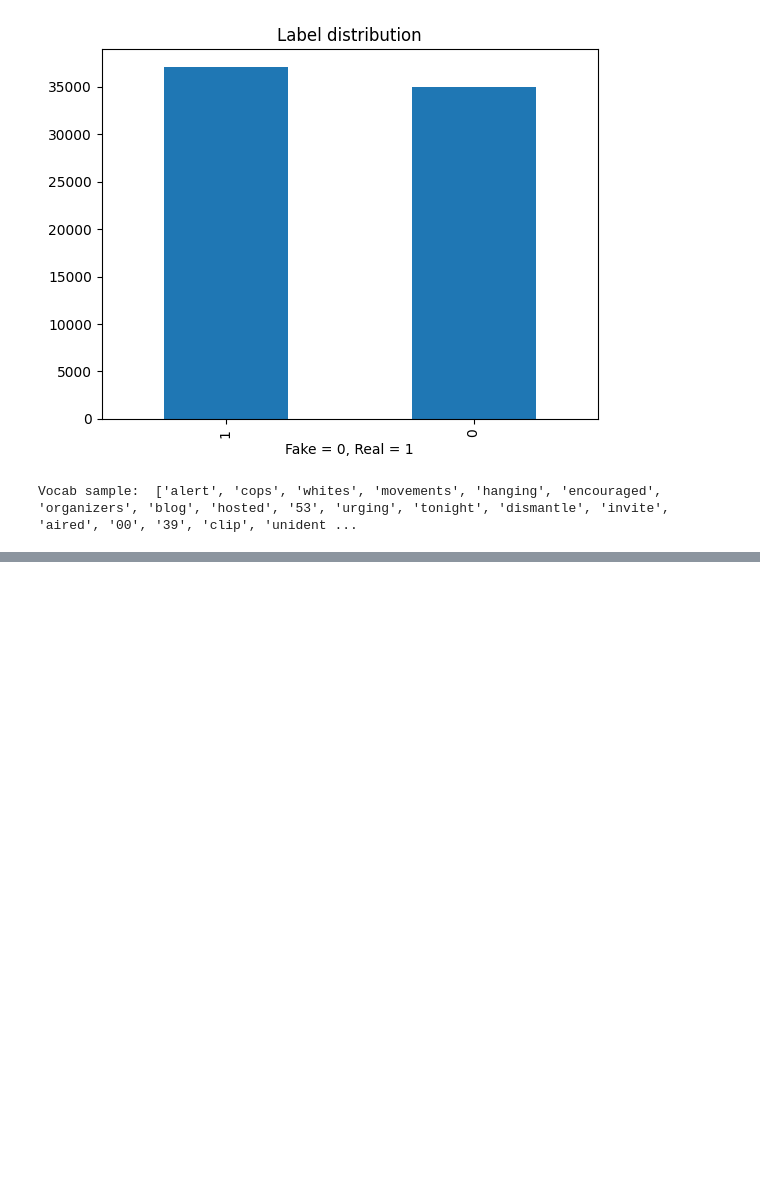
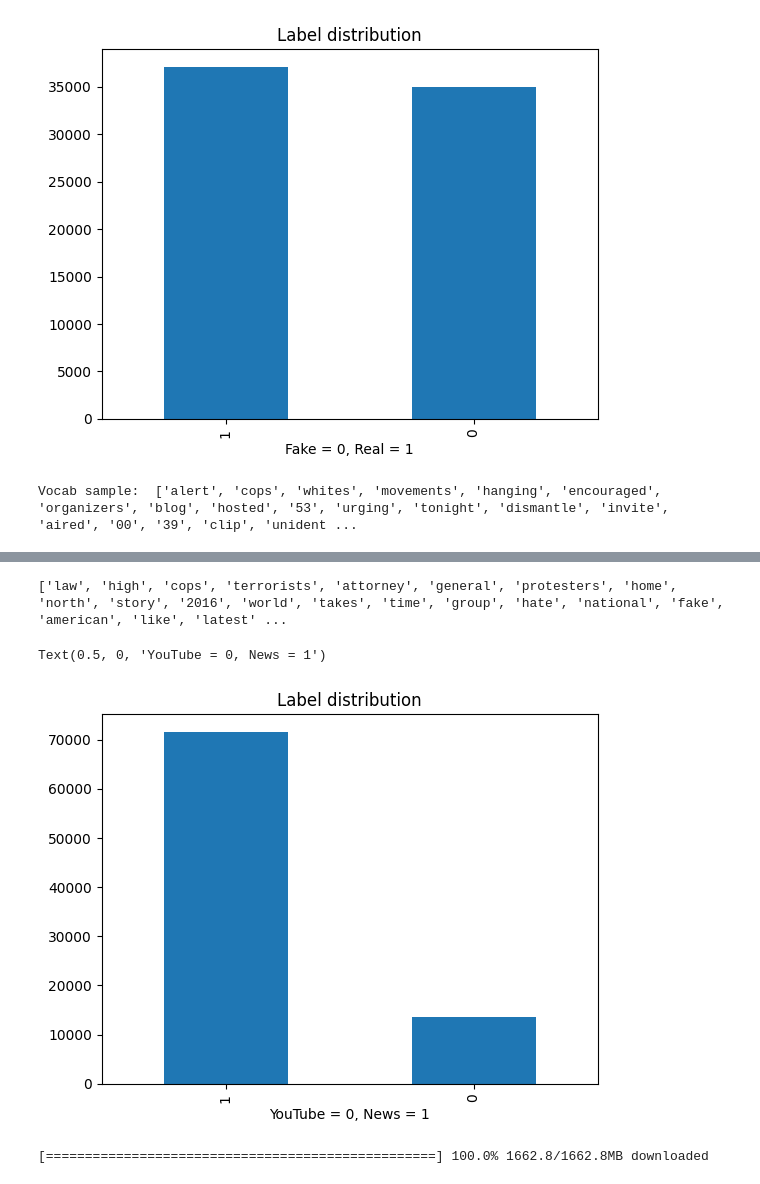
Before and after one commit to sheicksen/CISC483-EngageTactics, a Jupyter notebook: analysis.ipynb, the cells around one changed output, grey strips where cells are left out. Cells and saved outputs as stored; diff of their text form; code cells hidden in the pictures; blank space fills up the shorter version.

Commit message:
Imported Gensim with Word2Vect for word vectorization. Attempted PCA and got better results than with count vector (still low). Error with visualization.

```diff
--- a/analysis.ipynb
+++ b/analysis.ipynb
@@ -306,0 +320,17 @@ Vocab sample:  ['alert', 'cops', 'whites', 'movements', 'hanging', 'encouraged',
+# %%
+
+labeled_yt_df = pd.DataFrame()
+labeled_yt_df['text'] = yt_clean['title']
+labeled_yt_df['label'] = 0
+
+
+labeled_fn_df = pd.DataFrame()
+labeled_fn_df['text'] = fn_df["title"]
+labeled_fn_df['label'] = 1
+
+
+labeled_df = pd.concat([labeled_fn_df, labeled_yt_df], ignore_index=True)
+labeled_df = labeled_df.dropna()
+del labeled_yt_df
+del labeled_fn_df
+print(labeled_df)
@@ -306,0 +352,51 @@ Vocab sample:  ['alert', 'cops', 'whites', 'movements', 'hanging', 'encouraged',
+# %%
+combined_vect = CountVectorizer(stop_words='english', max_features=2048, ngram_range=(1,2), max_df = 0.015, min_df = 0.003)
+combo_vector = combined_vect.fit_transform(labeled_df["text"])
+
+combo_vocab = list(combined_vect.vocabulary_.keys())
+print(combo_vocab)
+# %% [output]
+['law', 'high', 'cops', 'terrorists', 'attorney', 'general', 'protesters', 'home', 'north', 'story', '2016', 'world', 'takes', 'time', 'group', 'hate', 'national', 'fake', 'american', 'like', 'latest' ...
+# %%
+labeled_df['label'].value_counts().plot(kind='bar')
+plt.title("Label distribution")
+plt.xlabel("YouTube = 0, News = 1")
+# %% [output]
+Text(0.5, 0, 'YouTube = 0, News = 1')
+[figure, added]
+# %%
+import gensim.downloader as api
+embedding_model = api.load("word2vec-google-news-300")
+EMBEDDING_DIM = 300
+
+vectorizer = CountVectorizer(
+    stop_words="english",
+    min_df=2,
+    max_df=0.95,
+)
+vectorizer.fit(labeled_df["text"])
+tokenizer = vectorizer.build_analyzer()
+
+def document_to_vector(text, model, dim):
+    """
+    Tokenize a document and average the embeddings of known words.
+    Words not in the embedding vocabulary are skipped.
+    Returns a zero vector if no words are found (e.g. very short/clean text).
+    """
+    tokens = tokenizer(text)
+    vectors = []
+    for token in tokens:
+        if token in model:
+            vectors.append(model[token])
+
+    if vectors:
+        return np.mean(vectors, axis=0)  # average across all word vectors
+    else:
+        return np.zeros(dim)             # fallback for empty/unknown documents
+
+doc_vectors = np.array([
+    document_to_vector(doc, embedding_model, EMBEDDING_DIM)
+    for doc in labeled_df["text"]
+])
+# %% [output]
+[==================================================] 100.0% 1662.8/1662.8MB downloaded
```
Also changed, not shown: parts of 6 cells of this notebook.
